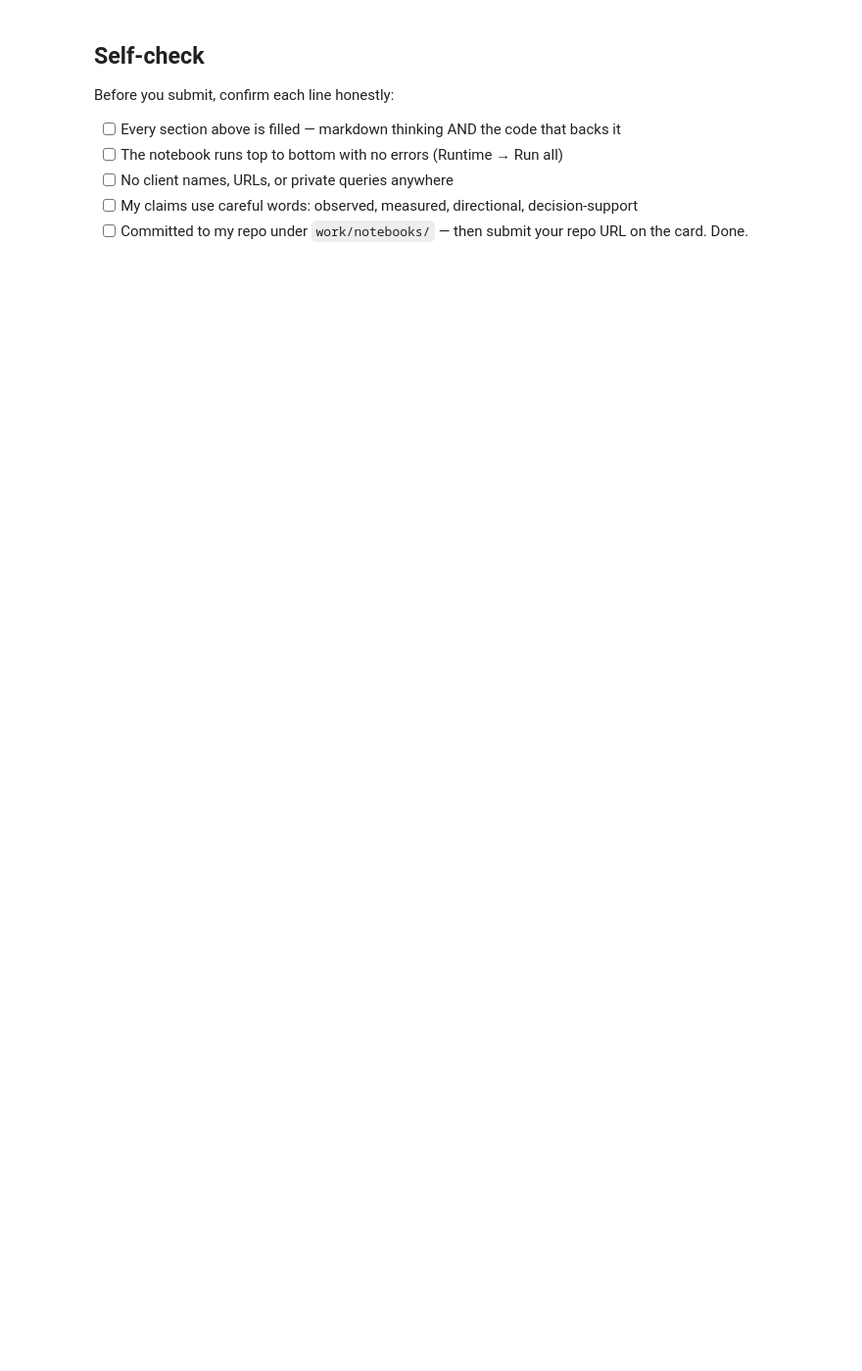
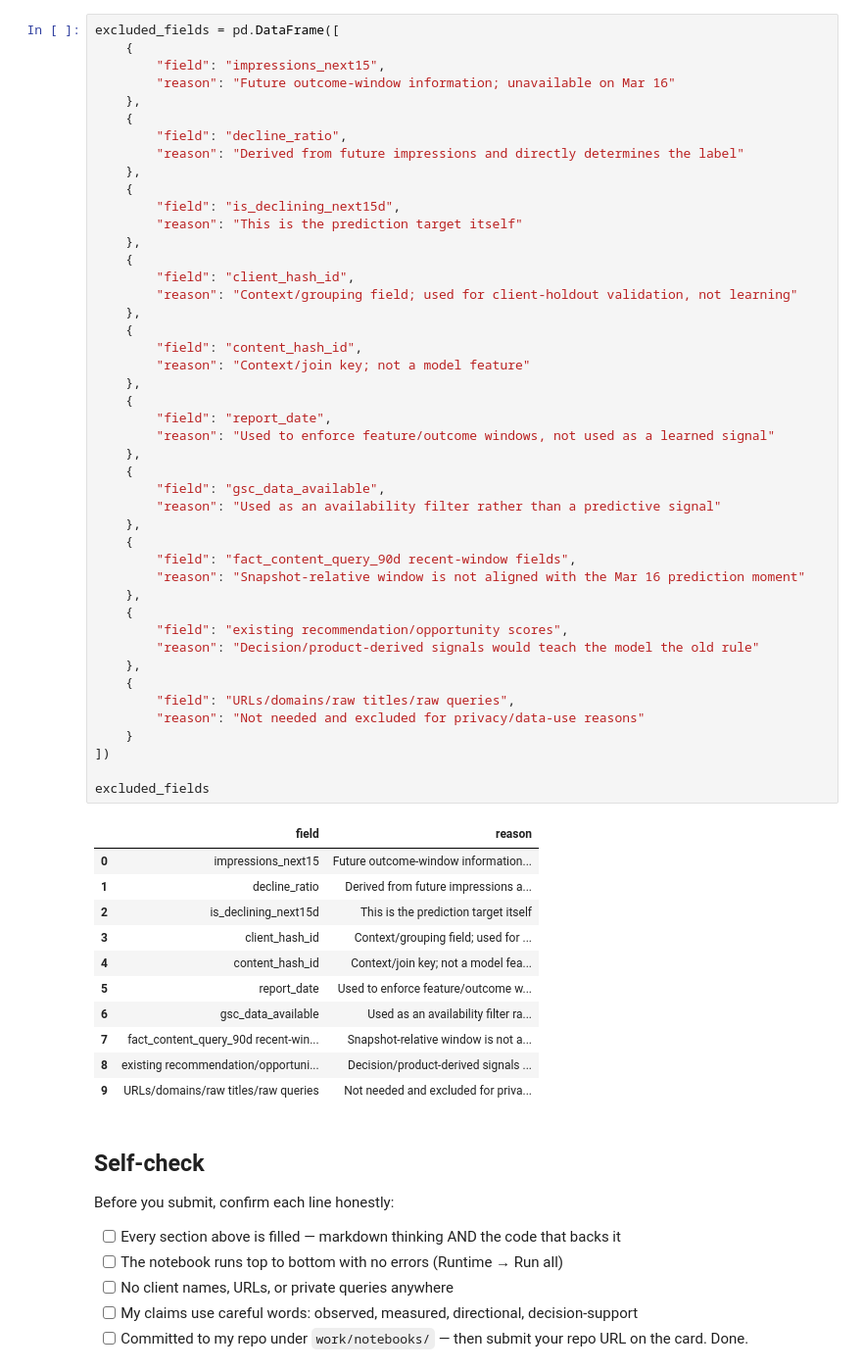
Before and after one commit to jh-emon002/flyrank-intern, a Jupyter notebook: work/notebooks/w03_feature_leakage_check.ipynb, the cells around one changed output. Shown at 98% size. Drawn from its saved outputs; the diff is of its cells as text; blank space fills up the shorter version.

```diff
--- a/work/notebooks/w03_feature_leakage_check.ipynb
+++ b/work/notebooks/w03_feature_leakage_check.ipynb
@@ -37,3 +660,60 @@ This skeleton is yours to fill. Work the sections **in order** — each one has
+# %%
+excluded_fields = pd.DataFrame([
+    {
+        "field": "impressions_next15",
+        "reason": "Future outcome-window information; unavailable on Mar 16"
+    },
+    {
+        "field": "decline_ratio",
+        "reason": "Derived from future impressions and directly determines the label"
+    },
+    {
+        "field": "is_declining_next15d",
+        "reason": "This is the prediction target itself"
+    },
+    {
+        "field": "client_hash_id",
+        "reason": "Context/grouping field; used for client-holdout validation, not learning"
+    },
+    {
+        "field": "content_hash_id",
+        "reason": "Context/join key; not a model feature"
+    },
+    {
+        "field": "report_date",
+        "reason": "Used to enforce feature/outcome windows, not used as a learned signal"
+    },
+    {
+        "field": "gsc_data_available",
+        "reason": "Used as an availability filter rather than a predictive signal"
+    },
+    {
+        "field": "fact_content_query_90d recent-window fields",
+        "reason": "Snapshot-relative window is not aligned with the Mar 16 prediction moment"
+    },
+    {
+        "field": "existing recommendation/opportunity scores",
+        "reason": "Decision/product-derived signals would teach the model the old rule"
+    },
+    {
+        "field": "URLs/domains/raw titles/raw queries",
+        "reason": "Not needed and excluded for privacy/data-use reasons"
+    }
+])
+
+excluded_fields
+# %% [output]
+|  | field | reason |
+| 0 | impressions_next15 | Future outcome-window information... |
+| 1 | decline_ratio | Derived from future impressions a... |
+| 2 | is_declining_next15d | This is the prediction target itself |
+| 3 | client_hash_id | Context/grouping field; used for ... |
+| 4 | content_hash_id | Context/join key; not a model fea... |
+| 5 | report_date | Used to enforce feature/outcome w... |
+| 6 | gsc_data_available | Used as an availability filter ra... |
+| 7 | fact_content_query_90d recent-win... | Snapshot-relative window is not a... |
+| 8 | existing recommendation/opportuni... | Decision/product-derived signals ... |
+| 9 | URLs/domains/raw titles/raw queries | Not needed and excluded for priva... |
 # %% [markdown]
 ## Self-check
 
```
Also changed, not shown: parts of 29 cells of this notebook.
